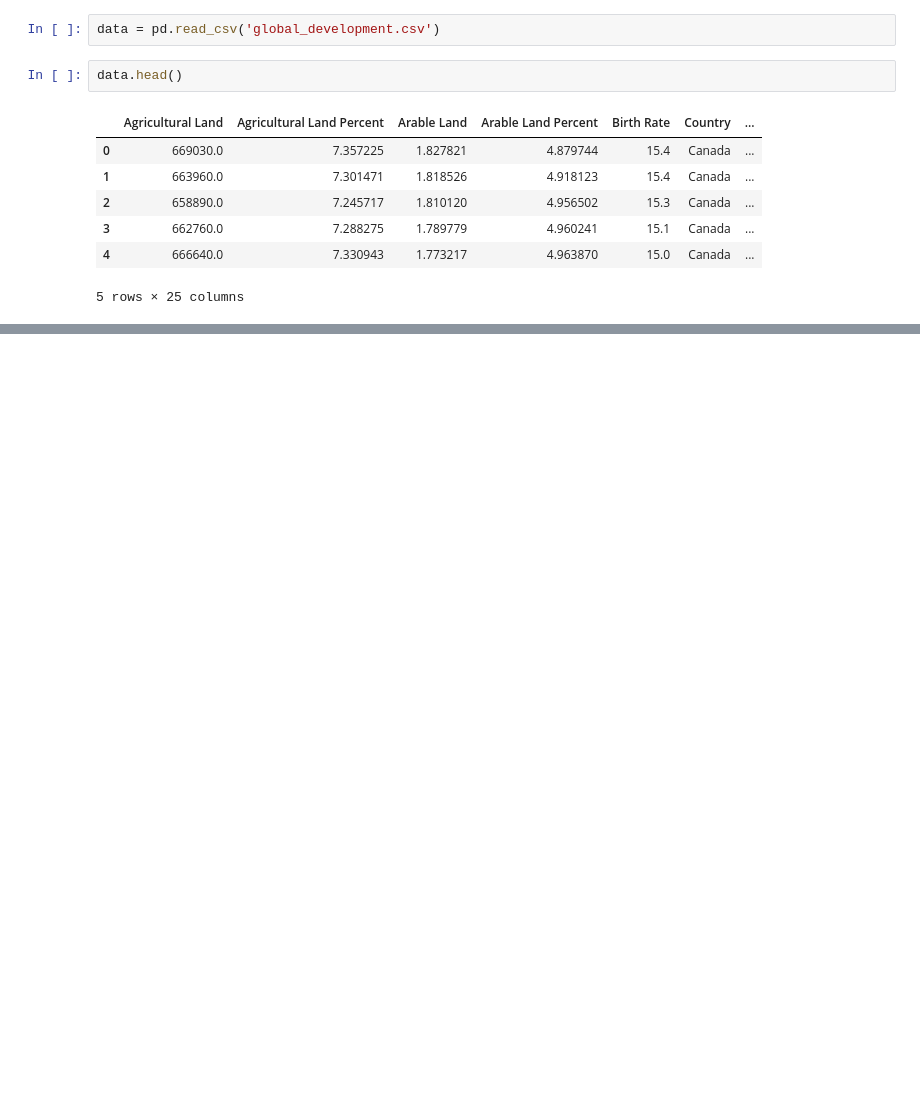
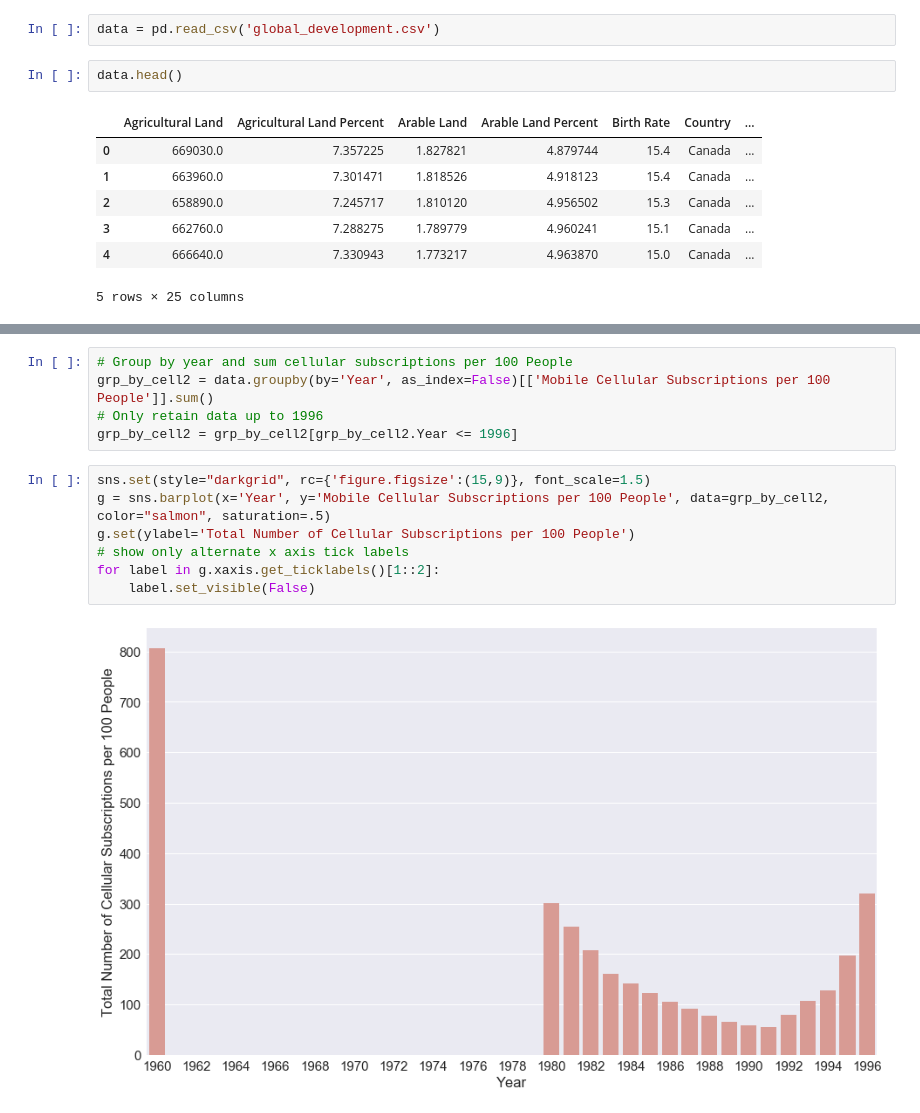
Before and after one commit to kunal-kotian/data_visualization, a Jupyter notebook: global_dev_dataviz.ipynb, the cells around one changed output, grey strips where cells are left out. Cells and saved outputs as stored; diff of their text form; blank space fills up the shorter version.

```diff
--- a/global_dev_dataviz.ipynb
+++ b/global_dev_dataviz.ipynb
@@ -31,0 +121,14 @@ data.describe()
+# %%
+# Group by year and sum cellular subscriptions per 100 People
+grp_by_cell2 = data.groupby(by='Year', as_index=False)[['Mobile Cellular Subscriptions per 100 People']].sum()
+# Only retain data up to 1996
+grp_by_cell2 = grp_by_cell2[grp_by_cell2.Year <= 1996]
+# %%
+sns.set(style="darkgrid", rc={'figure.figsize':(15,9)}, font_scale=1.5)
+g = sns.barplot(x='Year', y='Mobile Cellular Subscriptions per 100 People', data=grp_by_cell2, color="salmon", saturation=.5)
+g.set(ylabel='Total Number of Cellular Subscriptions per 100 People')
+# show only alternate x axis tick labels
+for label in g.xaxis.get_ticklabels()[1::2]:
+    label.set_visible(False)
+# %% [output]
+[figure, added]
```
Also changed, not shown: parts of 13 cells of this notebook.
